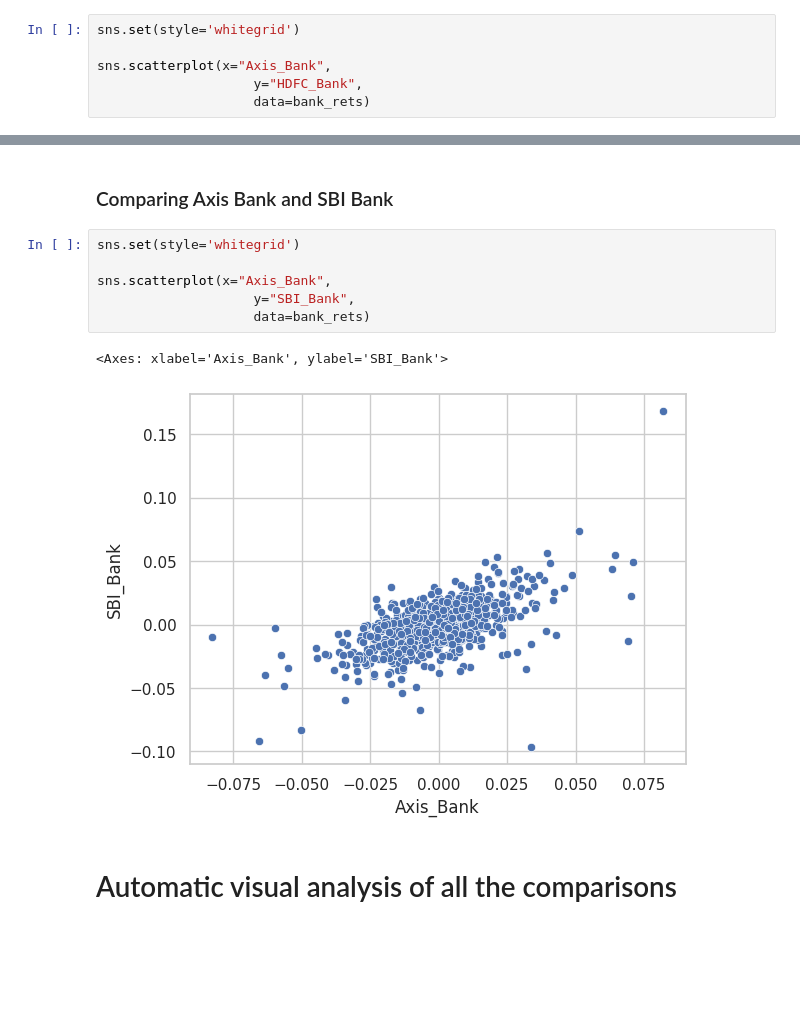
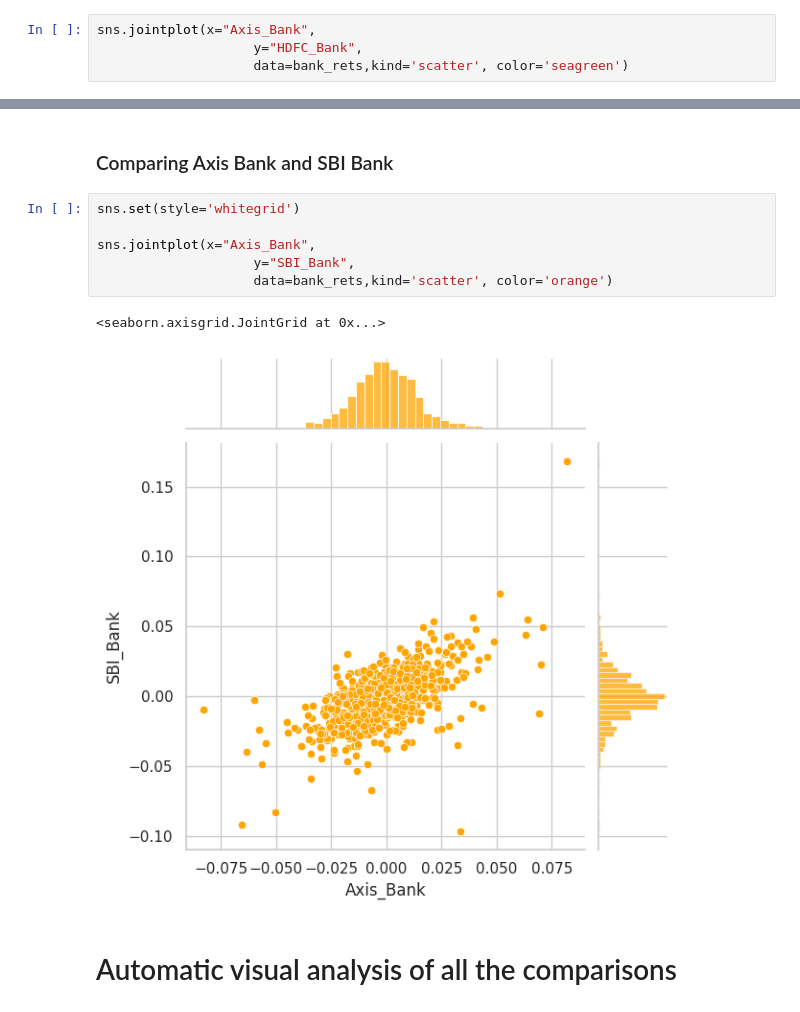
Before and after one commit to Ariyamandebnath/Stock-ipy, a Jupyter notebook: analysis/EDA.ipynb, the cells around one changed output, grey strips where cells are left out. Cells and saved outputs as stored; diff of their text form; blank space fills up the shorter version.

```diff
--- a/analysis/EDA.ipynb
+++ b/analysis/EDA.ipynb
@@ -692,9 +692,7 @@ bank_rets.dropna()
 # %% [markdown]
 # Using joinplot to compare the weekly returns of Axis Bank and HDFC Comparing Axis Bank and HDFC
 # %%
-sns.set(style='whitegrid')
-
-sns.scatterplot(x="Axis_Bank",
+sns.jointplot(x="Axis_Bank",
                     y="HDFC_Bank",
-                    data=bank_rets)
+                    data=bank_rets,kind='scatter', color='seagreen')
 # %% [output]
@@ -705,12 +703,12 @@ sns.scatterplot(x="Axis_Bank",
 # %%
 sns.set(style='whitegrid')
 
-sns.scatterplot(x="Axis_Bank",
+sns.jointplot(x="Axis_Bank",
                     y="SBI_Bank",
-                    data=bank_rets)
+                    data=bank_rets,kind='scatter', color='orange')
 # %% [output]
-<Axes: xlabel='Axis_Bank', ylabel='SBI_Bank'>
+<seaborn.axisgrid.JointGrid at 0x...>
-[figure, old version]
+[figure, new version]
 # %% [markdown]
 # Automatic visual analysis of all the comparisons
 # %%
```
Also changed, not shown: parts of 12 cells of this notebook.
